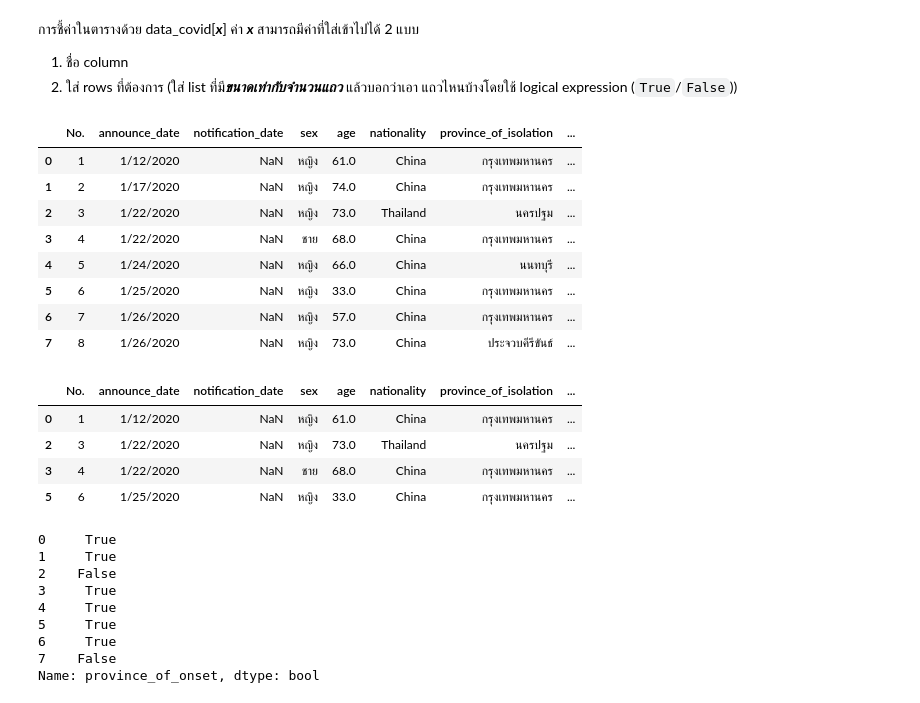
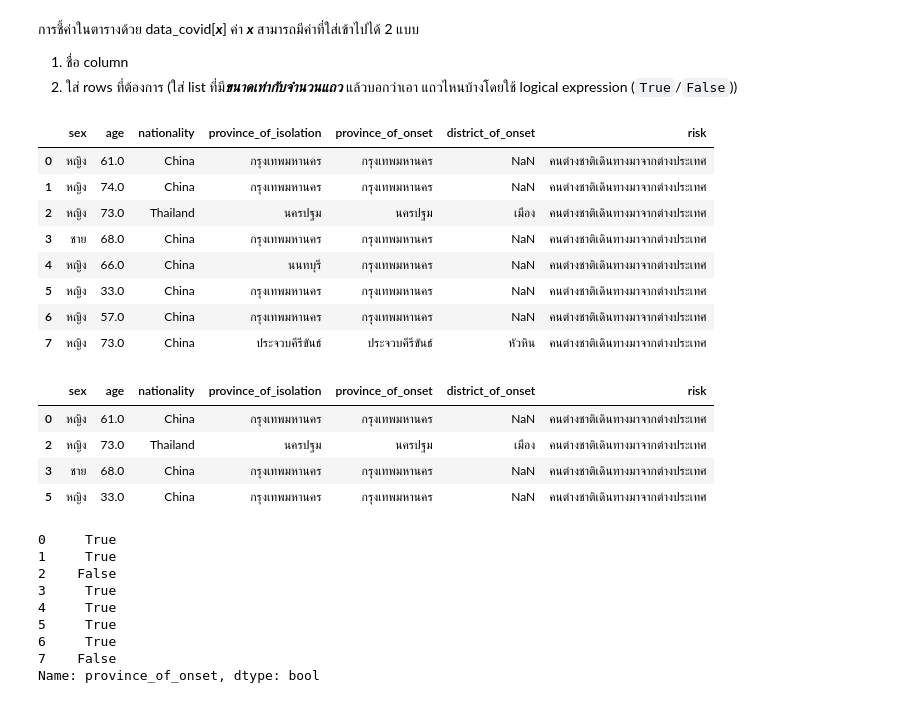
Before and after one commit to khanittha-phusopha/data_viz_2022, a Jupyter notebook: Pandas101.ipynb, the cells around one changed output. Drawn from its saved outputs; the diff is of its cells as text; code cells hidden in the pictures.

````diff
--- a/Pandas101.ipynb
+++ b/Pandas101.ipynb
@@ -160,26 +230,26 @@ data_covid[data_covid['province_of_onset']=='ขอนแก่น']
 1.   ชื่อ column
 2.   ใส่ rows ที่ต้องการ (ใส่ list ที่มี***ขนาดเท่ากับจำนวนแถว*** แล้วบอกว่าเอา แถวไหนบ้างโดยใช้ logical expression (```True```/```False```))
 # %%
-eight_rows_covid = data_covid.iloc[:8,:] # ตารางตัวอย่าง
-eight_rows_covid
+eight_rows_covid = data_covid.iloc[:8,3:] # ตารางตัวอย่าง
+eight_rows_covid # เลือกมาเเค่ 8 rows เเรก เอาคอลัมน์ที่ 3 เป็นต้นไป
 # %% [output]
-|  | No. | announce_date | notification_date | sex | age | nationality | province_of_isolation | ... |
-| 0 | 1 | 1/12/2020 | NaN | หญิง | 61.0 | China | กรุงเทพมหานคร | ... |
-| 1 | 2 | 1/17/2020 | NaN | หญิง | 74.0 | China | กรุงเทพมหานคร | ... |
-| 2 | 3 | 1/22/2020 | NaN | หญิง | 73.0 | Thailand | นครปฐม | ... |
-| 3 | 4 | 1/22/2020 | NaN | ชาย | 68.0 | China | กรุงเทพมหานคร | ... |
-| 4 | 5 | 1/24/2020 | NaN | หญิง | 66.0 | China | นนทบุรี | ... |
-| 5 | 6 | 1/25/2020 | NaN | หญิง | 33.0 | China | กรุงเทพมหานคร | ... |
-| 6 | 7 | 1/26/2020 | NaN | หญิง | 57.0 | China | กรุงเทพมหานคร | ... |
-| 7 | 8 | 1/26/2020 | NaN | หญิง | 73.0 | China | ประจวบคีรีขันธ์ | ... |
+|  | sex | age | nationality | province_of_isolation | province_of_onset | district_of_onset | risk |
+| 0 | หญิง | 61.0 | China | กรุงเทพมหานคร | กรุงเทพมหานคร | NaN | คนต่างชาติเดินทางมาจากต่างประเทศ |
+| 1 | หญิง | 74.0 | China | กรุงเทพมหานคร | กรุงเทพมหานคร | NaN | คนต่างชาติเดินทางมาจากต่างประเทศ |
+| 2 | หญิง | 73.0 | Thailand | นครปฐม | นครปฐม | เมือง | คนต่างชาติเดินทางมาจากต่างประเทศ |
+| 3 | ชาย | 68.0 | China | กรุงเทพมหานคร | กรุงเทพมหานคร | NaN | คนต่างชาติเดินทางมาจากต่างประเทศ |
+| 4 | หญิง | 66.0 | China | นนทบุรี | กรุงเทพมหานคร | NaN | คนต่างชาติเดินทางมาจากต่างประเทศ |
+| 5 | หญิง | 33.0 | China | กรุงเทพมหานคร | กรุงเทพมหานคร | NaN | คนต่างชาติเดินทางมาจากต่างประเทศ |
+| 6 | หญิง | 57.0 | China | กรุงเทพมหานคร | กรุงเทพมหานคร | NaN | คนต่างชาติเดินทางมาจากต่างประเทศ |
+| 7 | หญิง | 73.0 | China | ประจวบคีรีขันธ์ | ประจวบคีรีขันธ์ | หัวหิน | คนต่างชาติเดินทางมาจากต่างประเทศ |
 # %%
-eight_rows_covid[[True,False,True,True,False,True,False,False]]   #2.   ใส่ rows ที่ต้องการ
+eight_rows_covid[[True,False,True,True,False,True,False,False]]   #2.   ใส่ list ที่มีค่า logic ของเเต่ละ row โดยที่ ค่า  True คือ เลือก ค่า False คือไม่เลือก
 # %% [output]
-|  | No. | announce_date | notification_date | sex | age | nationality | province_of_isolation | ... |
-| 0 | 1 | 1/12/2020 | NaN | หญิง | 61.0 | China | กรุงเทพมหานคร | ... |
-| 2 | 3 | 1/22/2020 | NaN | หญิง | 73.0 | Thailand | นครปฐม | ... |
-| 3 | 4 | 1/22/2020 | NaN | ชาย | 68.0 | China | กรุงเทพมหานคร | ... |
-| 5 | 6 | 1/25/2020 | NaN | หญิง | 33.0 | China | กรุงเทพมหานคร | ... |
+|  | sex | age | nationality | province_of_isolation | province_of_onset | district_of_onset | risk |
+| 0 | หญิง | 61.0 | China | กรุงเทพมหานคร | กรุงเทพมหานคร | NaN | คนต่างชาติเดินทางมาจากต่างประเทศ |
+| 2 | หญิง | 73.0 | Thailand | นครปฐม | นครปฐม | เมือง | คนต่างชาติเดินทางมาจากต่างประเทศ |
+| 3 | ชาย | 68.0 | China | กรุงเทพมหานคร | กรุงเทพมหานคร | NaN | คนต่างชาติเดินทางมาจากต่างประเทศ |
+| 5 | หญิง | 33.0 | China | กรุงเทพมหานคร | กรุงเทพมหานคร | NaN | คนต่างชาติเดินทางมาจากต่างประเทศ |
 # %%
 eight_rows_covid['province_of_onset'] == 'กรุงเทพมหานคร'  #สร้าง list ของ logical expression
 # %% [output]
````
Also changed, not shown: parts of 119 cells of this notebook.
